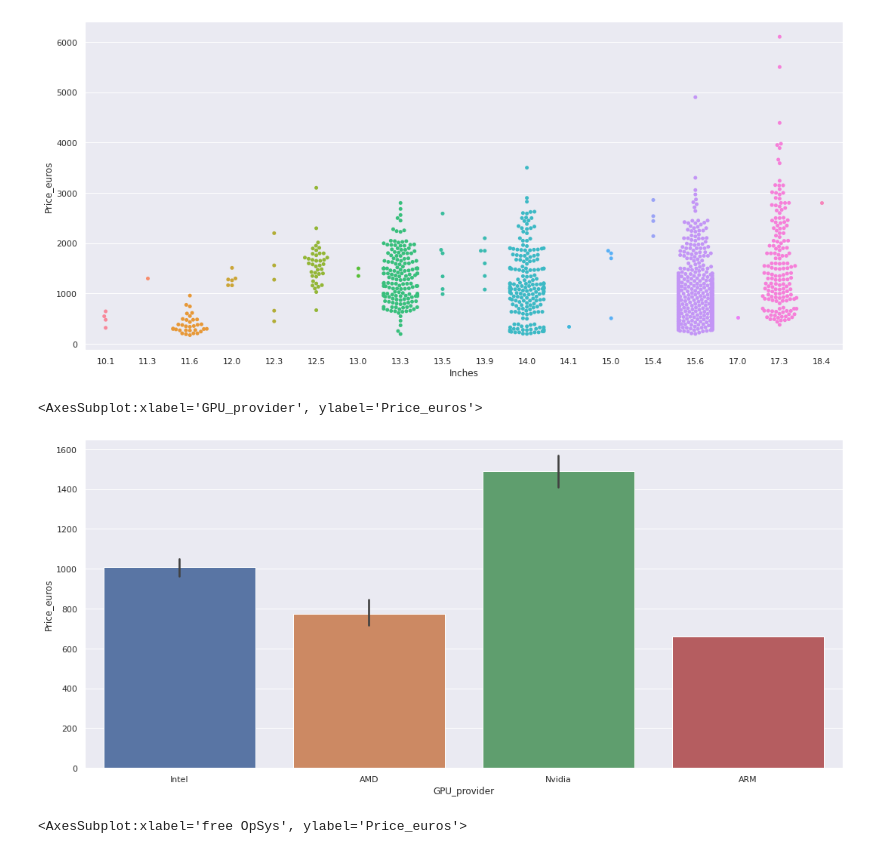
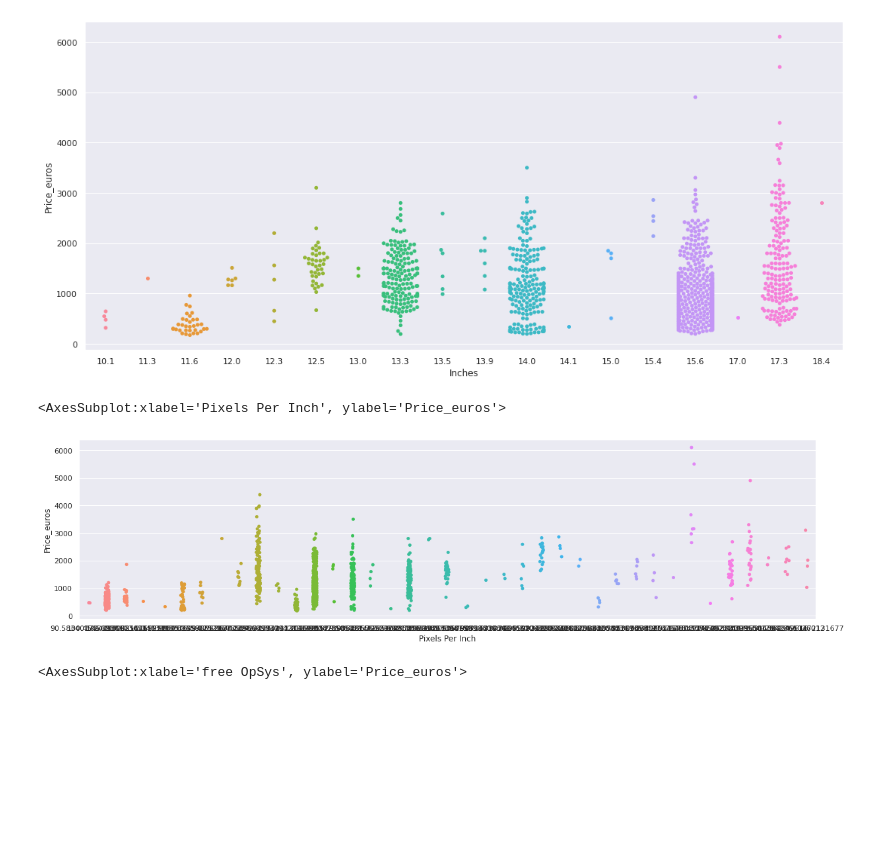
Before and after one commit to SayatP/Laptop-price-prediction, a Jupyter notebook: Notebook.ipynb, the cells around one changed output. Saved outputs shown, nothing was run; the diff lists cells and outputs as text; code cells hidden in the pictures; blank space fills up the shorter version.

```diff
--- a/Notebook.ipynb
+++ b/Notebook.ipynb
@@ -166,8 +206,8 @@ sns.swarmplot(x=df["Inches"], y=df["Price_euros"])
 # %%
-sns.barplot(x=df["GPU_provider"], y=df["Price_euros"])
+sns.stripplot(x=df["Pixels Per Inch"], y=df["Price_euros"])
 # %% [output]
-<AxesSubplot:xlabel='GPU_provider', ylabel='Price_euros'>
+<AxesSubplot:xlabel='Pixels Per Inch', ylabel='Price_euros'>
-[figure, old version]
+[figure, new version]
 # %%
 sns.barplot(x=df["free OpSys"], y=df["Price_euros"])
 # %% [output]
```
Also changed, not shown: parts of 12 cells of this notebook.
